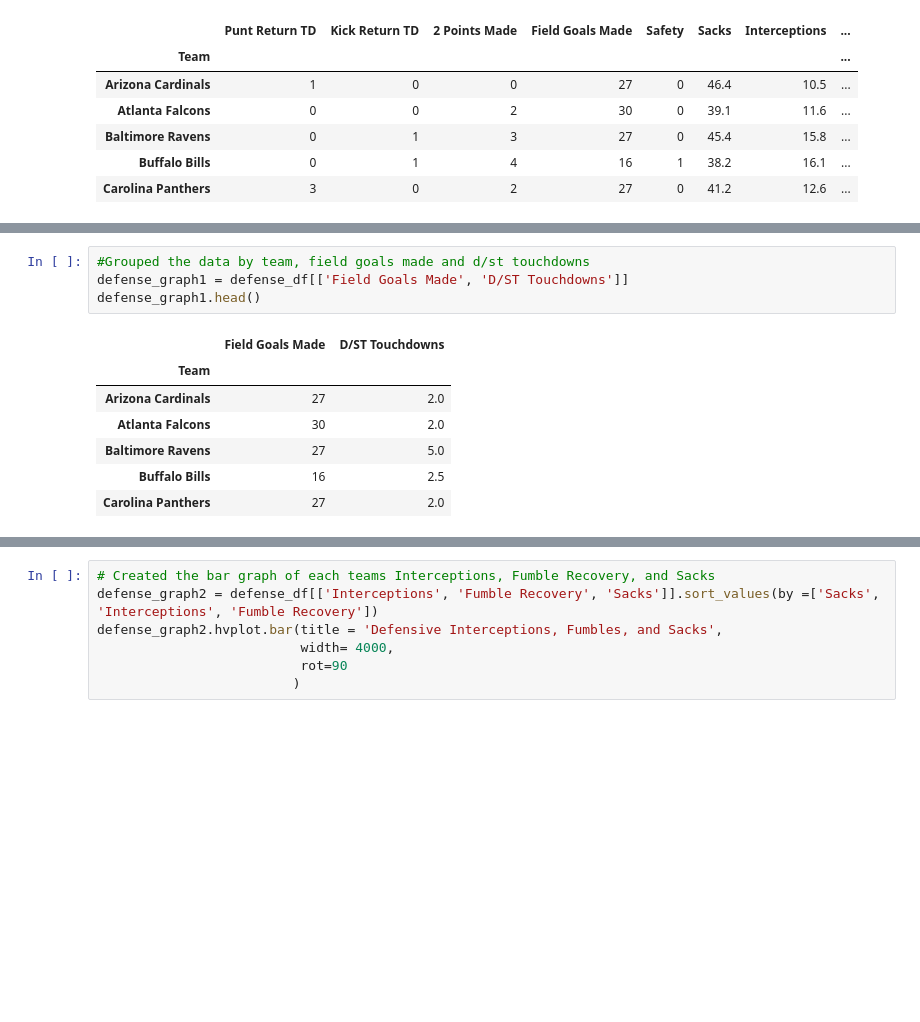
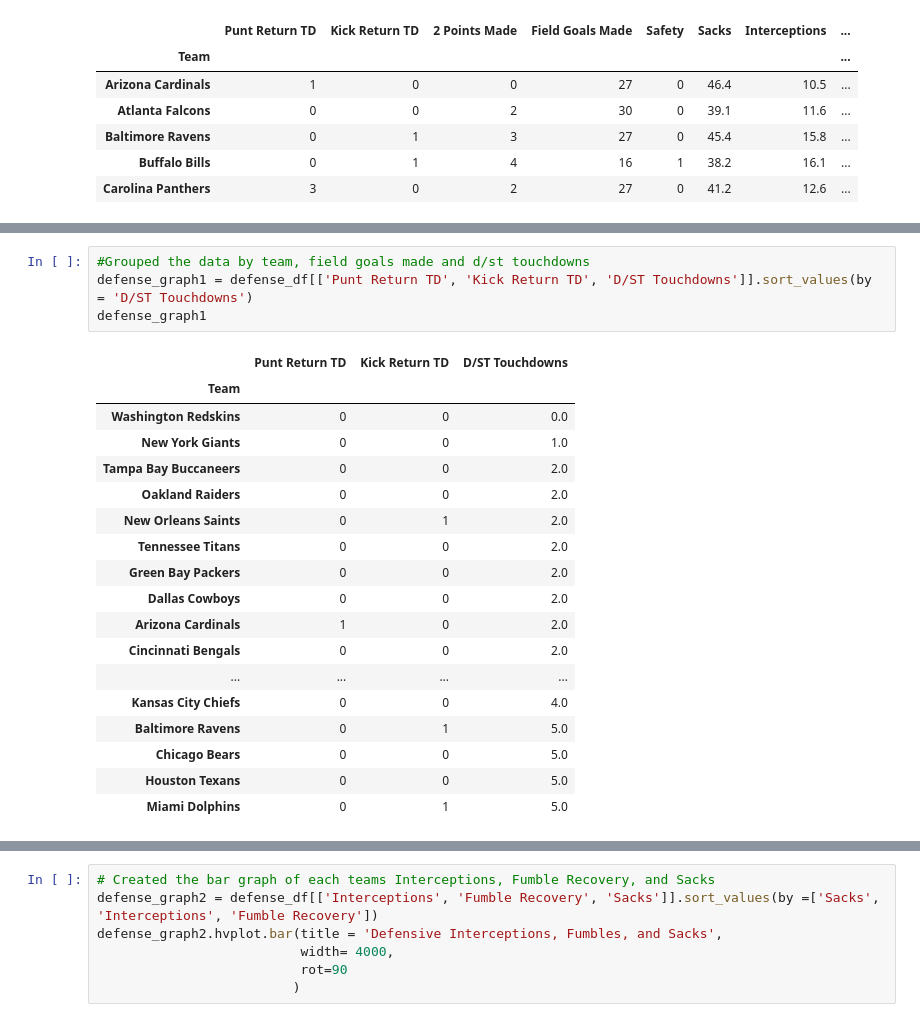
Before and after one commit to brettauc/Fantasy-Draft-Analyzer, a Jupyter notebook: CG/player_stats_data_CG.ipynb, the cells around one changed output, grey strips where cells are left out. Cells and saved outputs as stored; diff of their text form; blank space fills up the shorter version.

Commit message:
Added par for defense and widgets

```diff
--- a/CG/player_stats_data_CG.ipynb
+++ b/CG/player_stats_data_CG.ipynb
@@ -38,16 +38,27 @@ import hvplot.pandas
 [interactive output not drawn]
 # %%
 #Grouped the data by team, field goals made and d/st touchdowns
-defense_graph1 = defense_df[['Field Goals Made', 'D/ST Touchdowns']]
-defense_graph1.head()
+defense_graph1 = defense_df[['Punt Return TD', 'Kick Return TD', 'D/ST Touchdowns']].sort_values(by = 'D/ST Touchdowns')
+defense_graph1
 # %% [output]
-|  | Field Goals Made | D/ST Touchdowns |
-| Team |  |  |
-| Arizona Cardinals | 27 | 2.0 |
-| Atlanta Falcons | 30 | 2.0 |
-| Baltimore Ravens | 27 | 5.0 |
-| Buffalo Bills | 16 | 2.5 |
-| Carolina Panthers | 27 | 2.0 |
+|  | Punt Return TD | Kick Return TD | D/ST Touchdowns |
+| Team |  |  |  |
+| Washington Redskins | 0 | 0 | 0.0 |
+| New York Giants | 0 | 0 | 1.0 |
+| Tampa Bay Buccaneers | 0 | 0 | 2.0 |
+| Oakland Raiders | 0 | 0 | 2.0 |
+| New Orleans Saints | 0 | 1 | 2.0 |
+| Tennessee Titans | 0 | 0 | 2.0 |
+| Green Bay Packers | 0 | 0 | 2.0 |
+| Dallas Cowboys | 0 | 0 | 2.0 |
+| Arizona Cardinals | 1 | 0 | 2.0 |
+| Cincinnati Bengals | 0 | 0 | 2.0 |
+| ... | ... | ... | ... |
+| Kansas City Chiefs | 0 | 0 | 4.0 |
+| Baltimore Ravens | 0 | 1 | 5.0 |
+| Chicago Bears | 0 | 0 | 5.0 |
+| Houston Texans | 0 | 0 | 5.0 |
+| Miami Dolphins | 0 | 1 | 5.0 |
 # %%
 #Created the stacked bar graph by the team of the field goals made and d/st touchdowns
 defense_graph1.hvplot.bar(stacked=True, title = 'Defensive Team Field Goals Made and D/ST Touschdowns',
```
Also changed, not shown: parts of 5 cells of this notebook.
